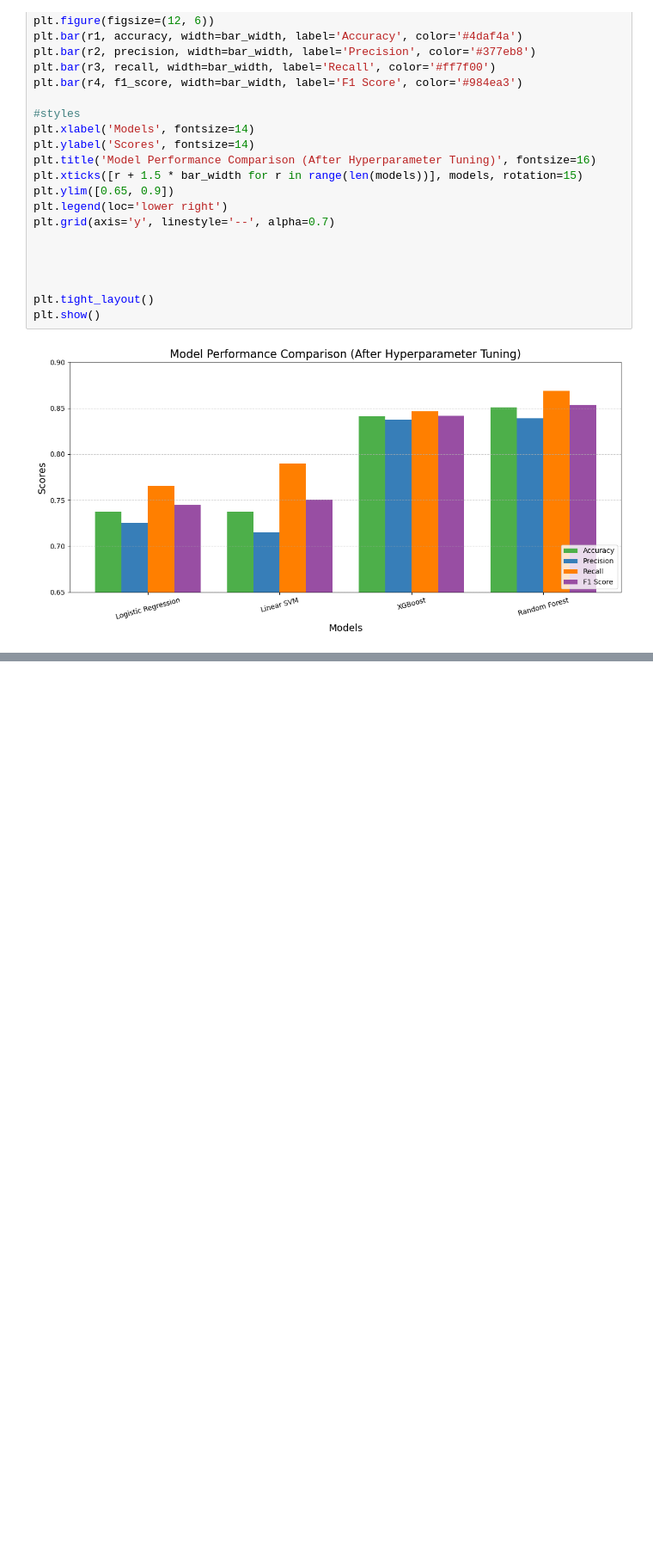
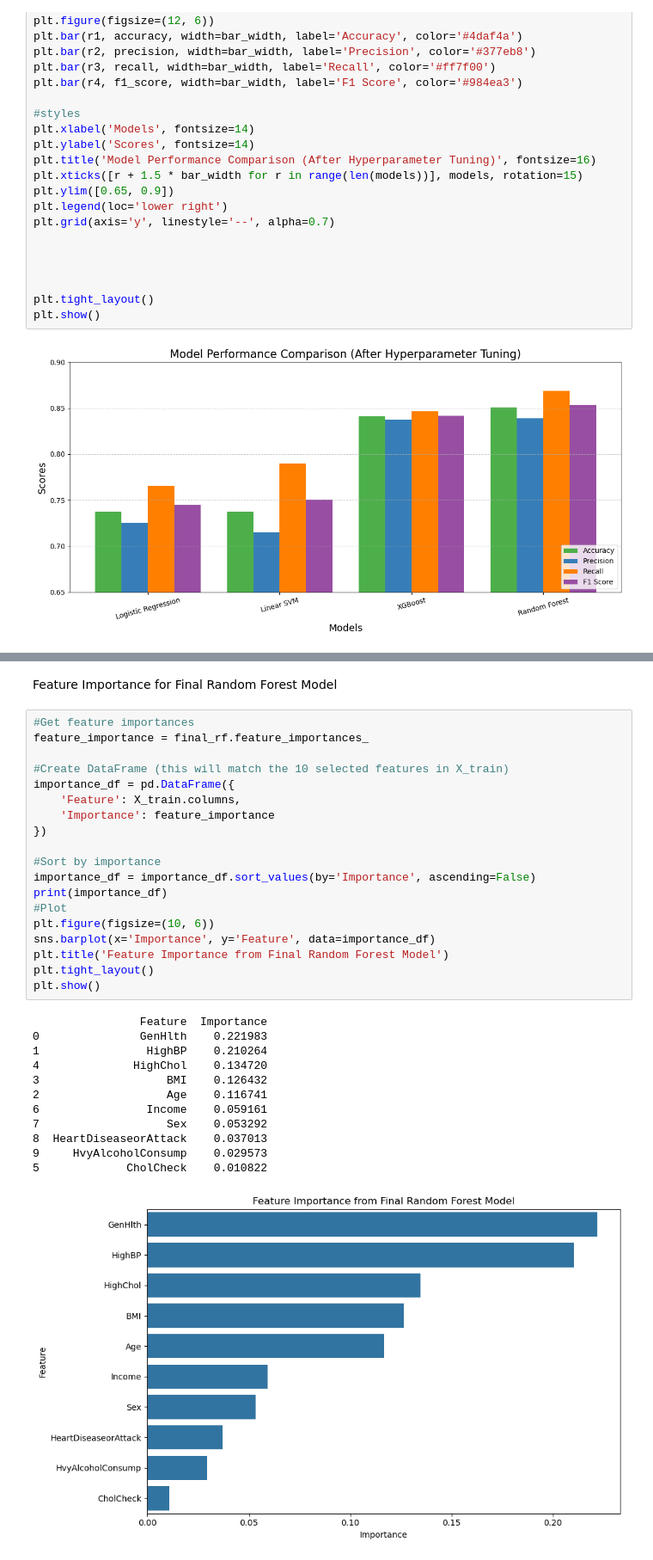
Before and after one commit to najmul19/diabetics_classification_from_daily_activities, a Jupyter notebook: diabatics/diabetics_classification_from_daily_activities.ipynb, the cells around one changed output, grey strips where cells are left out. Shown at 86% size. Cells and saved outputs as stored; diff of their text form; blank space fills up the shorter version.

```diff
--- a/diabatics/diabetics_classification_from_daily_activities.ipynb
+++ b/diabatics/diabetics_classification_from_daily_activities.ipynb
@@ -1309,0 +1378,34 @@ plt.show()
+# %% [markdown]
+Feature Importance for Final Random Forest Model
+# %%
+#Get feature importances
+feature_importance = final_rf.feature_importances_
+
+#Create DataFrame (this will match the 10 selected features in X_train)
+importance_df = pd.DataFrame({
+    'Feature': X_train.columns,
+    'Importance': feature_importance
+})
+
+#Sort by importance
+importance_df = importance_df.sort_values(by='Importance', ascending=False)
+print(importance_df)
+#Plot
+plt.figure(figsize=(10, 6))
+sns.barplot(x='Importance', y='Feature', data=importance_df)
+plt.title('Feature Importance from Final Random Forest Model')
+plt.tight_layout()
+plt.show()
+# %% [output]
+                Feature  Importance
+0               GenHlth    0.221983
+1                HighBP    0.210264
+4              HighChol    0.134720
+3                   BMI    0.126432
+2                   Age    0.116741
+6                Income    0.059161
+7                   Sex    0.053292
+8  HeartDiseaseorAttack    0.037013
+9     HvyAlcoholConsump    0.029573
+5             CholCheck    0.010822
+[figure, added]
```
Also changed, not shown: parts of 3 cells of this notebook.
